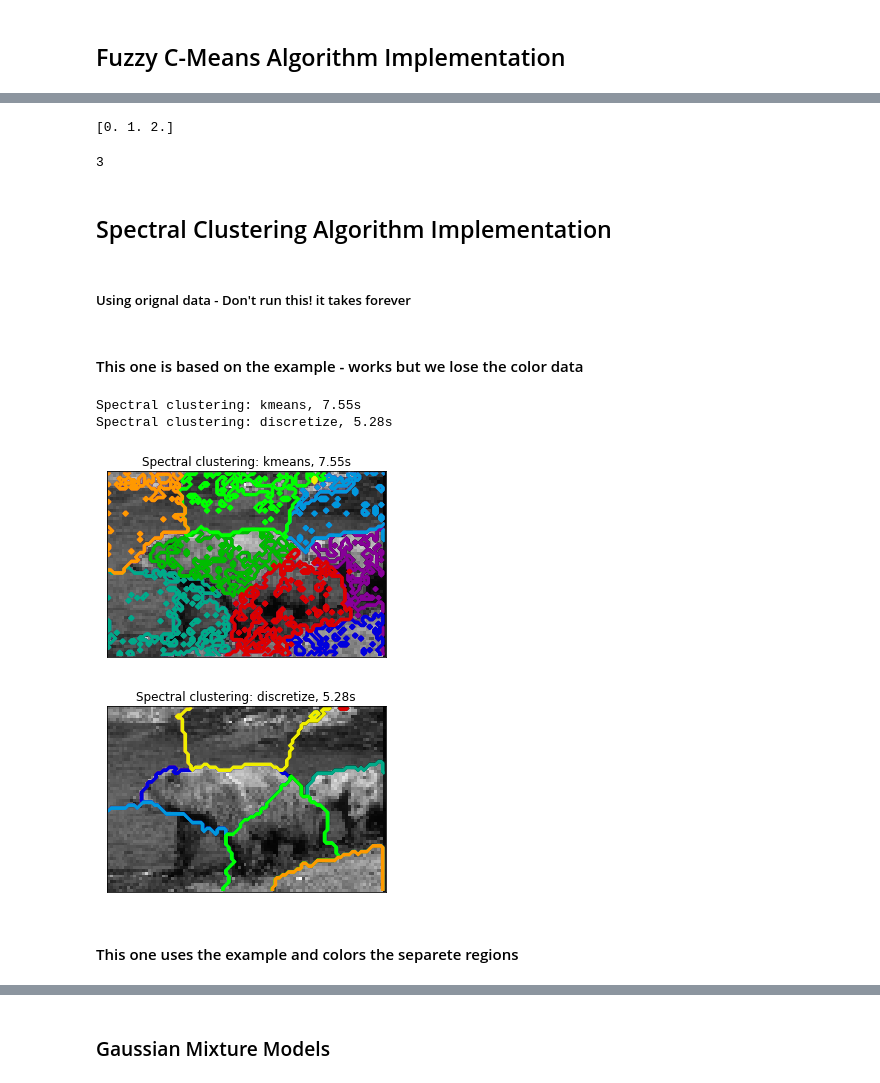
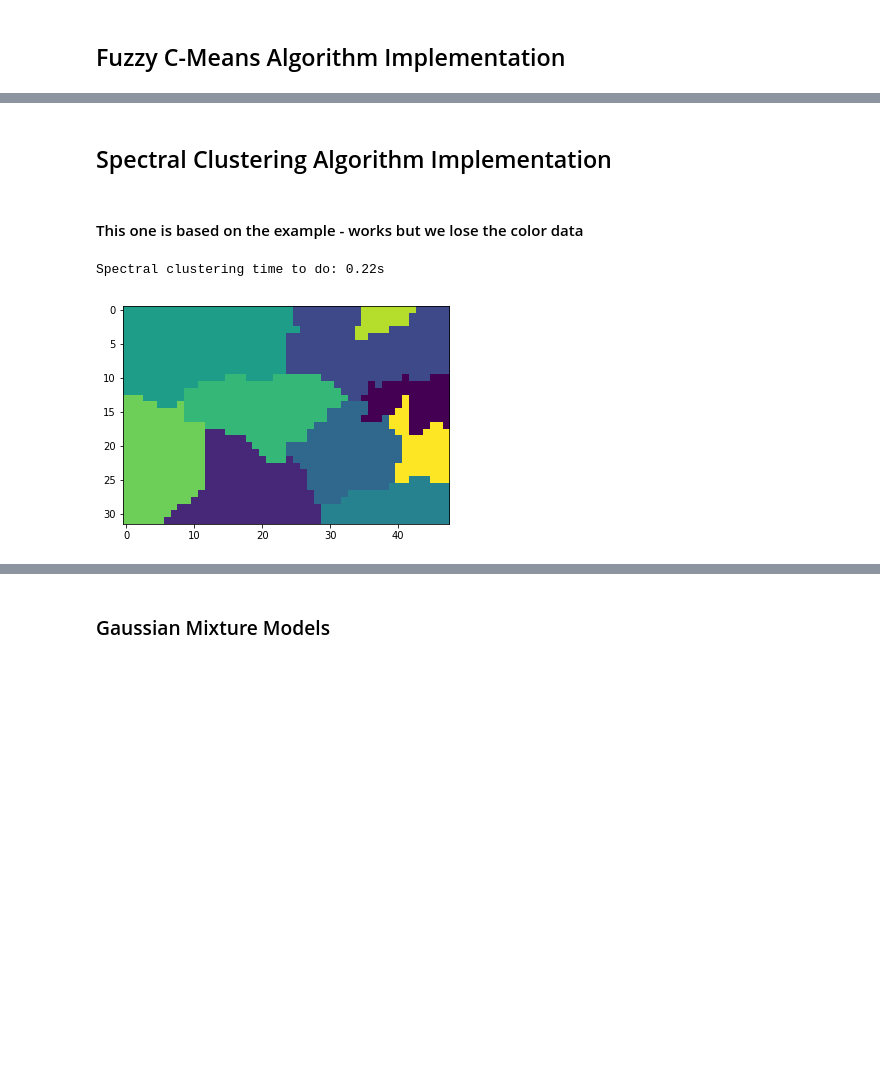
Before and after one commit to Eiris/MLProjectUF, a Jupyter notebook: Project 1/Project_1.ipynb, the cells around one changed output, grey strips where cells are left out. Saved outputs shown, nothing was run; the diff lists cells and outputs as text; code cells hidden in the pictures; blank space fills up the shorter version.

Commit message:
Update 3 - Clean Code and Hyperspectral
Cleaned the code and make consistent variable naming. Also the hyperspectral images work properly and have a way of defining the n_components for PCA

```diff
--- a/Project 1/Project_1.ipynb
+++ b/Project 1/Project_1.ipynb
@@ -1,15 +1,21 @@
 # %% [markdown]
 # Part 1 - RGB Images
 # %%
+import matplotlib.pyplot as plt
+import matplotlib.image as mpimg
+import numpy as np
 import scipy.io as sio
 import os
 
+# Path of images
 path = 'C:/Users/DarkB/Downloads/ML Python Scripts/Project 1/ImsAndSegs'
 
-# mat_contents = []
-# for filename in os.listdir(path):
-#     print(path+'/'+filename)
-#     mat_contents = mat_contents.append(sio.loadmat(path+'/'+filename))
-z = sio.loadmat('C:/Users/DarkB/Downloads/ML Python Scripts/Project 1/ImsAndSegs/ImsAndTruths100075.mat')
-y = z['Im']
-x = z['Seg1']
+# Load image data
+img_load = sio.loadmat('C:/Users/DarkB/Downloads/ML Python Scripts/Project 1/ImsAndSegs/ImsAndTruths100075.mat')
+img = img_load['Im']
+seg_im = img_load['Seg1']
+
+# Plot image
+plt.imshow(img)
+plt.show()
+img.shape
@@ -397,11 +266,2 @@ Fuzzy C-Means clustering time to do: 0.55s
-# %%
-# This is the number of unique colors
-print(np.unique(img_clustered))
-len(np.unique(img_clustered))
-# %% [output]
-[0. 1. 2.]
-3
 # %% [markdown]
 ## Spectral Clustering Algorithm Implementation
-# %% [markdown]
-##### Using orignal data - Don't run this! it takes forever
@@ -440,59 +270,44 @@ len(np.unique(img_clustered))
 # %%
 import time
 import numpy as np
 import scipy as sp
 import matplotlib.pyplot as plt
-
 from sklearn.feature_extraction import image
 from sklearn.cluster import spectral_clustering
-
-
 def rgb2gray(rgb):
     return np.dot(rgb[...,:3], [0.299, 0.587, 0.114])
 
 #Turn into grayscale
-bears_gray = rgb2gray(y)
+img_gray = rgb2gray(img)
 
 # Resize it to 10% of the original size to speed up the processing
-bears_gray = rescale(bears_gray,0.2,mode='reflect')
+img_gray = rescale(img_gray,0.1,mode='reflect')
 
 # Convert the image into a graph with the value of the gradient on the
 # edges.
-graph = image.img_to_graph(bears_gray)
+graph = image.img_to_graph(img_gray)
 
 # Take a decreasing function of the gradient: an exponential
 # The smaller beta is, the more independent the segmentation is of the
 # actual image. For beta=1, the segmentation is close to a voronoi
 beta = 5
 eps = 1e-6
 graph.data = np.exp(-beta * graph.data / graph.data.std()) + eps
 
 # Apply spectral clustering (this step goes much faster if you have pyamg
 # installed)
-N_REGIONS = 10
+n_clusters = 10
 
-for assign_labels in ('kmeans', 'discretize'):
-    t0 = time.time()
-    labels = spectral_clustering(graph, n_clusters=N_REGIONS,
-                                 assign_labels=assign_labels, random_state=1)
-    t1 = time.time()
-    labels = labels.reshape(bears_gray.shape)
+t0 = time.time()
+# Using discretized clustering
+img_clustered = spectral_clustering(graph, n_clusters=n_clusters, assign_labels = 'discretize')
+t1 = time.time()
+img_clustered = img_clustered.reshape(img_gray.shape)
 
-    plt.figure(figsize=(5, 5))
-    plt.imshow(bears_gray, cmap=plt.cm.gray)
-    for l in range(N_REGIONS):
-        plt.contour(labels == l,
-                    colors=[plt.cm.nipy_spectral(l / float(N_REGIONS))])
-    plt.xticks(())
-    plt.yticks(())
-    title = 'Spectral clustering: %s, %.2fs' % (assign_labels, (t1 - t0))
-    print(title)
-    plt.title(title)
+title = 'Spectral clustering time to do: %.2fs' % (t1 - t0)
+print(title)
+plt.imshow(img_clustered)
 plt.show()
 # %% [output]
-Spectral clustering: kmeans, 7.55s
-Spectral clustering: discretize, 5.28s
+Spectral clustering time to do: 0.22s
-[figure, old version]
+[figure, new version]
-[figure, removed]
-# %% [markdown]
-#### This one uses the example and colors the separete regions
```
Also changed, not shown: parts of 59 cells of this notebook, 1 other file.
